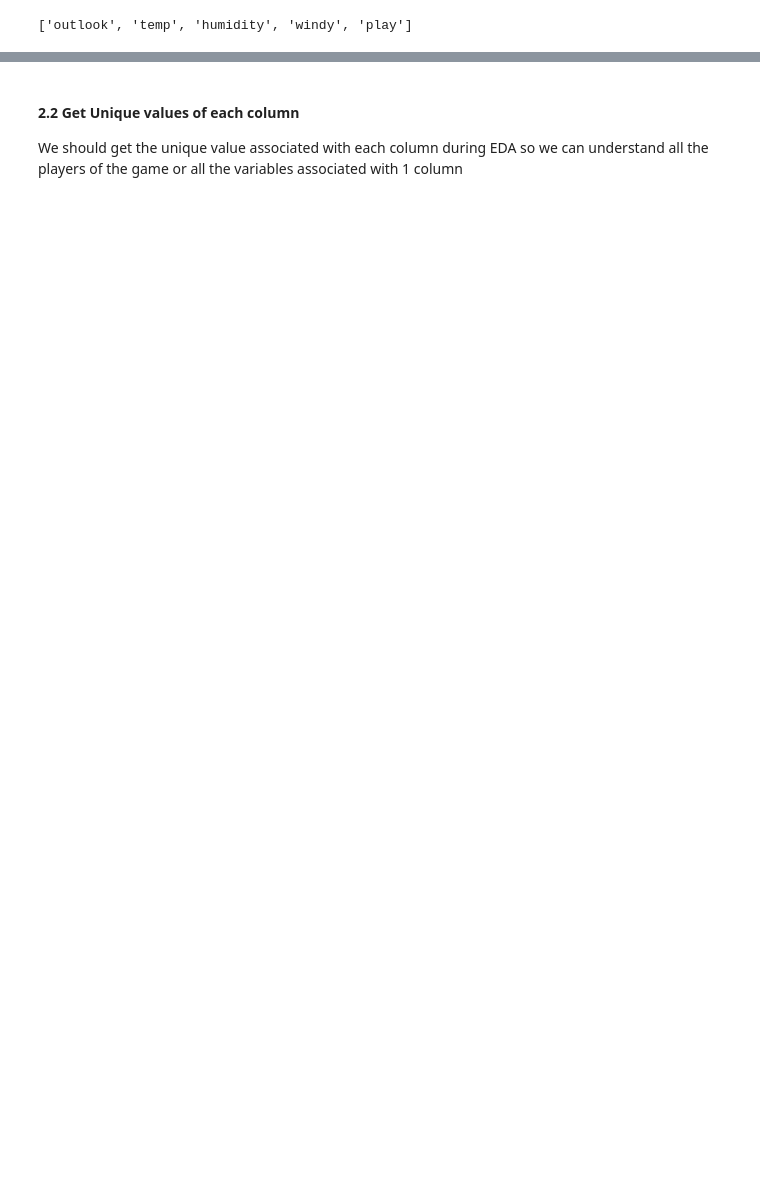
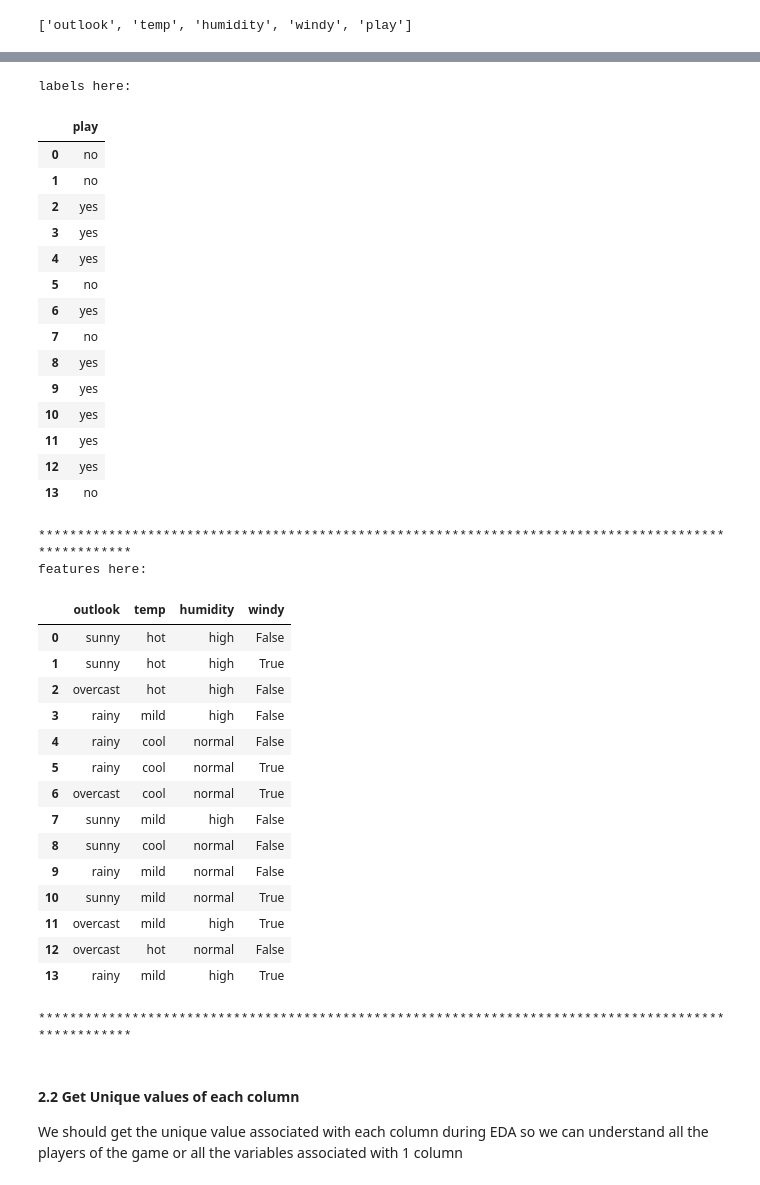
Before and after one commit to Siddhant128-bit/Kings_College_AI_Training, a Jupyter notebook: 1.EDA_Basics/eda_basics.ipynb, the cells around one changed output, grey strips where cells are left out. Cells and saved outputs as stored; diff of their text form; code cells hidden in the pictures; blank space fills up the shorter version.

```diff
--- a/1.EDA_Basics/eda_basics.ipynb
+++ b/1.EDA_Basics/eda_basics.ipynb
@@ -97,4 +106,61 @@ data_tennis.columns.to_list()
 </table>
+# %%
+labels=data_tennis[['play']]
+print('labels here: \n')
+display(labels)
+
+print('**'*50)
+
+features=data_tennis.drop(columns=['play'])
+print('features here: ')
+display(features)
+
+print('**'*50)
+
+# Can we display only temperature column
+# YOUR CODE HERE
+
+#################
+
+#Can we display temperature and humidity only from the entire table
+# YOUR CODE HERE
+
+####################
+# %% [output]
+labels here:
+|  | play |
+| 0 | no |
+| 1 | no |
+| 2 | yes |
+| 3 | yes |
+| 4 | yes |
+| 5 | no |
+| 6 | yes |
+| 7 | no |
+| 8 | yes |
+| 9 | yes |
+| 10 | yes |
+| 11 | yes |
+| 12 | yes |
+| 13 | no |
+****************************************************************************************************
+features here:
+|  | outlook | temp | humidity | windy |
+| 0 | sunny | hot | high | False |
+| 1 | sunny | hot | high | True |
+| 2 | overcast | hot | high | False |
+| 3 | rainy | mild | high | False |
+| 4 | rainy | cool | normal | False |
+| 5 | rainy | cool | normal | True |
+| 6 | overcast | cool | normal | True |
+| 7 | sunny | mild | high | False |
+| 8 | sunny | cool | normal | False |
+| 9 | rainy | mild | normal | False |
+| 10 | sunny | mild | normal | True |
+| 11 | overcast | mild | high | True |
+| 12 | overcast | hot | normal | False |
+| 13 | rainy | mild | high | True |
+****************************************************************************************************
 # %% [markdown]
 <h4>2.2 Get Unique values of each column </h4>
 
```
Also changed, not shown: parts of 14 cells of this notebook, 3 other files.
